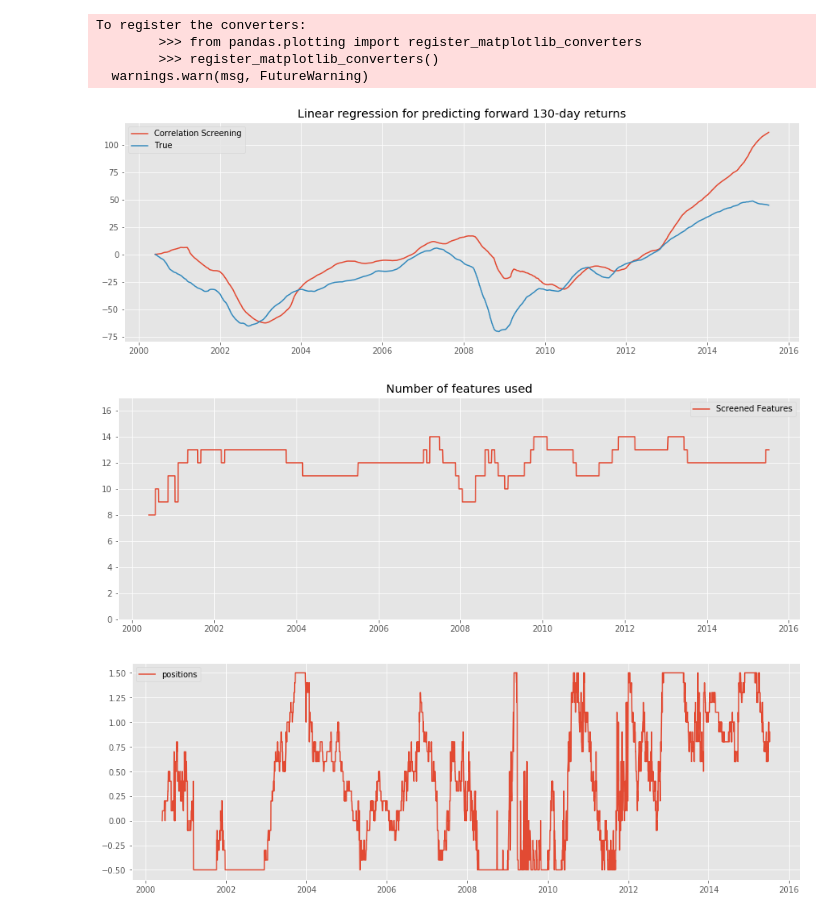
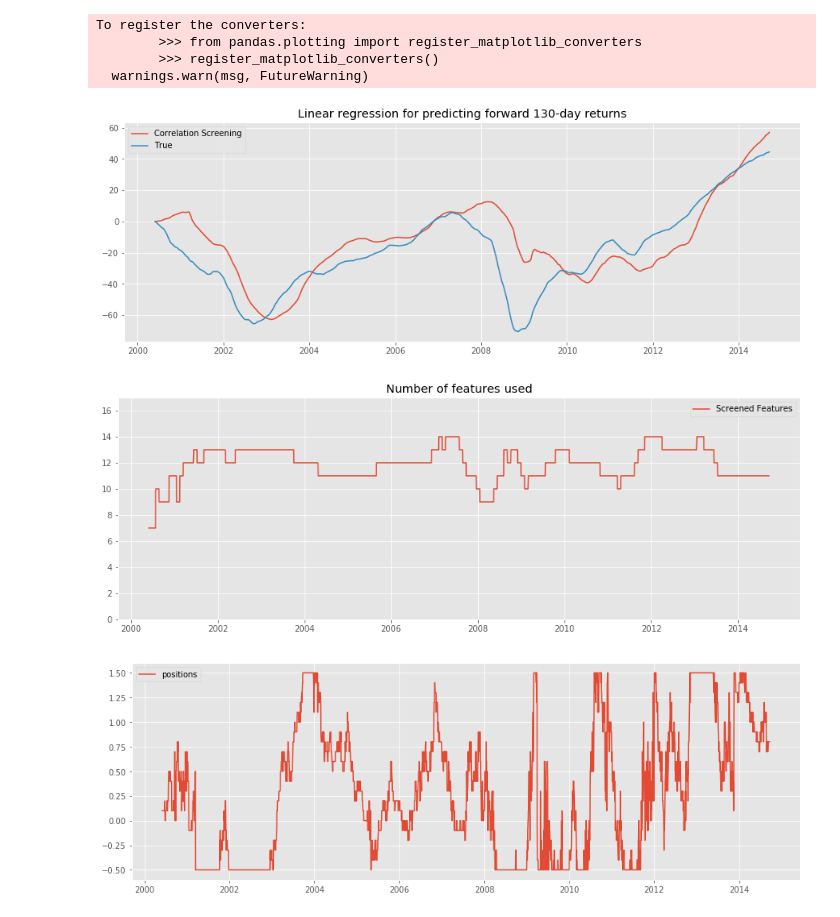
Before and after one commit to rmfeng/dsqfltproject, a Jupyter notebook: corr_screening_regression.ipynb, the cells around one changed output. Saved outputs shown, nothing was run; the diff lists cells and outputs as text; code cells hidden in the pictures.

```diff
--- a/corr_screening_regression.ipynb
+++ b/corr_screening_regression.ipynb
@@ -21,10 +21,10 @@ from TradingBot import TradingBot
 import warnings
 warnings.filterwarnings("ignore", category=RuntimeWarning)
 # %%
-reload(ts)
-mgr = ts.TSManager()
-mgr.load()
-df = mgr.data
-#df = pd.read_pickle('train_prepared.pkl')
+#reload(ts)
+#mgr = ts.TSManager()
+#mgr.load()
+#df = mgr.data
+df = pd.read_pickle('train_prepared.pkl')
 df.head()
 # %% [output]
@@ -79,21 +51,21 @@ See the caveats in the documentation: http://pandas.pydata.org/pandas-docs/stabl
 # %%
 # test predictions
 
-nbp = 190 # number of periods to be used
+nbp = 180 # number of periods to be used
 CSP = CorrScreenPredictor(df)
 CSP.plot_predict(nbp)
 # %% [output]
 To register the converters:
         >>> from pandas.plotting import register_matplotlib_converters
         >>> register_matplotlib_converters()
   warnings.warn(msg, FutureWarning)
-[figure, old version]
+[figure, new version]
 # %%
 # plot total ft used per period
 
 CSP.plot_screened_ft(nbp)
 # %% [output]
-[figure, old version]
+[figure, new version]
 # %%
 # plot positions
 
@@ -105,7 +77,7 @@ plt.plot(df.index[2520:(2520+nbp*20)],pos,label='positions')
 plt.legend()
 plt.show()
 # %% [output]
-[figure, old version]
+[figure, new version]
 # %%
 # plot wealth
 
```
Also changed, not shown: parts of 3 cells of this notebook, 3 other files.
